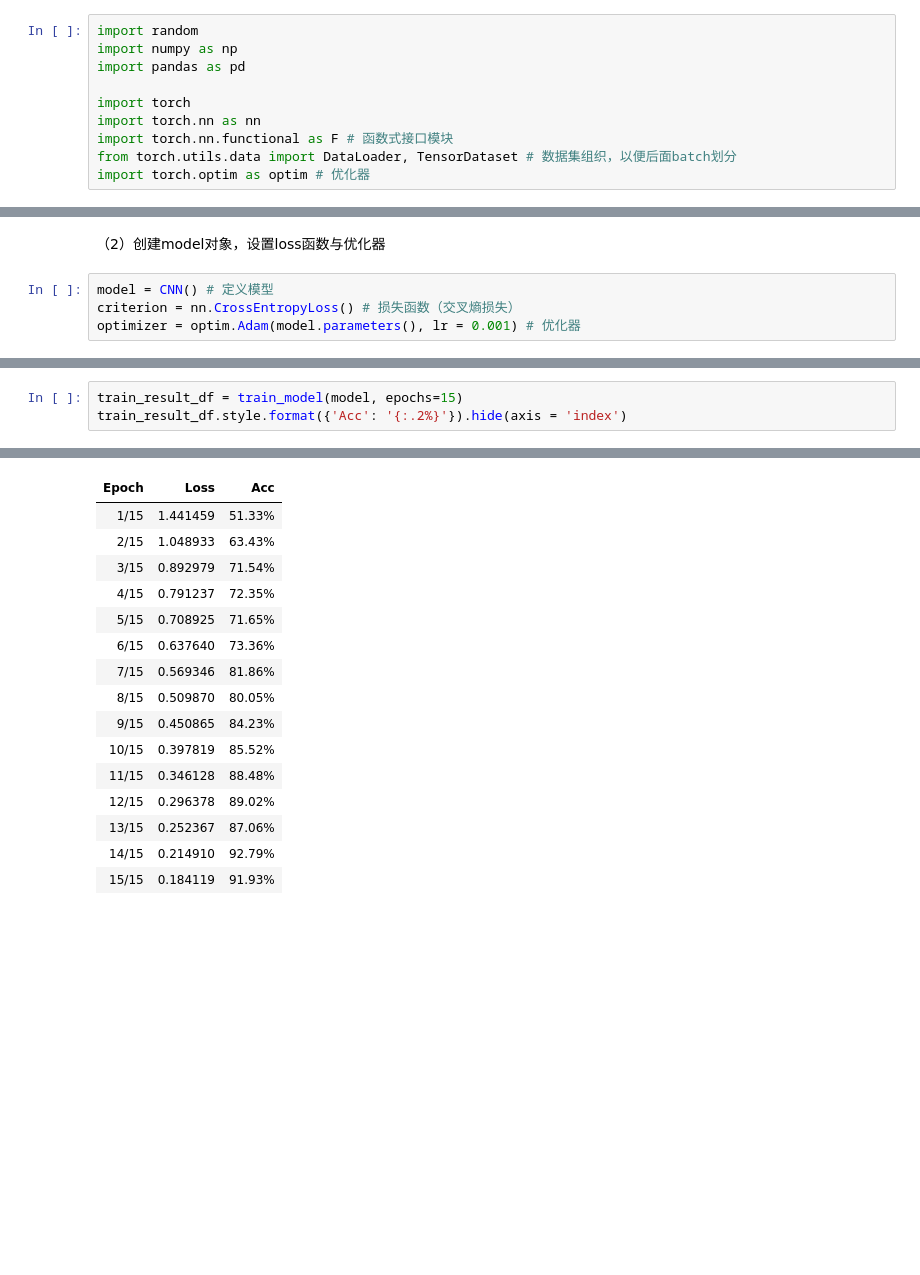
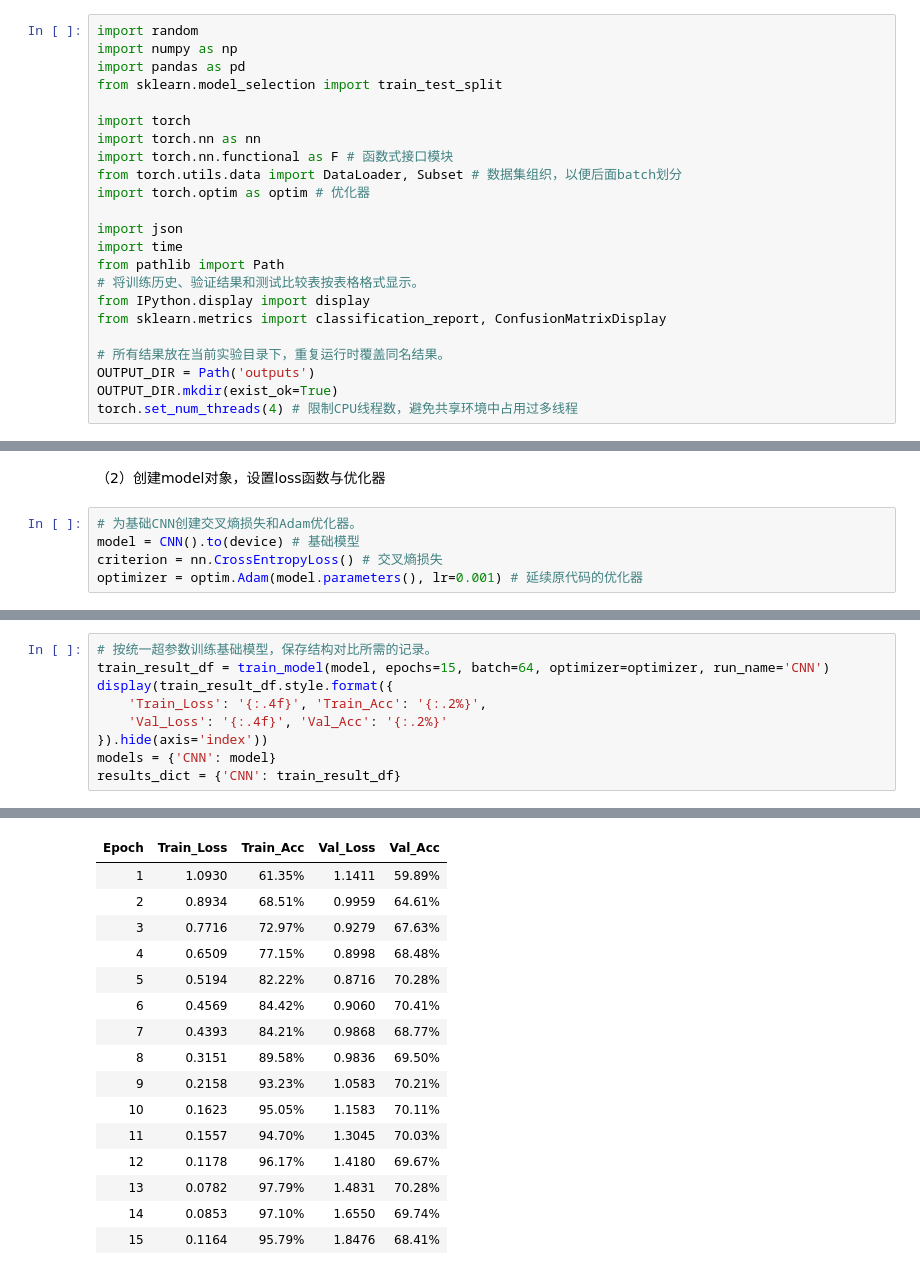
Before and after one commit to xiaoguangjin12345-dev/deep-learning, a Jupyter notebook: ex-3/ex-3.2/ex-3.2.ipynb, the cells around one changed output, grey strips where cells are left out. Saved outputs shown, nothing was run; the diff lists cells and outputs as text; blank space fills up the shorter version.

```diff
--- a/ex-3/ex-3.2/ex-3.2.ipynb
+++ b/ex-3/ex-3.2/ex-3.2.ipynb
@@ -8,12 +8,25 @@
 import random
 import numpy as np
 import pandas as pd
+from sklearn.model_selection import train_test_split
 
 import torch
 import torch.nn as nn
 import torch.nn.functional as F # 函数式接口模块
-from torch.utils.data import DataLoader, TensorDataset # 数据集组织，以便后面batch划分
+from torch.utils.data import DataLoader, Subset # 数据集组织，以便后面batch划分
 import torch.optim as optim # 优化器
+
+import json
+import time
+from pathlib import Path
+# 将训练历史、验证结果和测试比较表按表格格式显示。
+from IPython.display import display
+from sklearn.metrics import classification_report, ConfusionMatrixDisplay
+
+# 所有结果放在当前实验目录下，重复运行时覆盖同名结果。
+OUTPUT_DIR = Path('outputs')
+OUTPUT_DIR.mkdir(exist_ok=True)
+torch.set_num_threads(4) # 限制CPU线程数，避免共享环境中占用过多线程
 # %% [markdown]
 （2）设置图表显示
 # %%
@@ -152,6 +172,7 @@ class CNN(nn.Module):
 # %% [markdown]
 （2）创建model对象，设置loss函数与优化器
 # %%
-model = CNN() # 定义模型
-criterion = nn.CrossEntropyLoss() # 损失函数（交叉熵损失）
-optimizer = optim.Adam(model.parameters(), lr = 0.001) # 优化器
+# 为基础CNN创建交叉熵损失和Adam优化器。
+model = CNN().to(device) # 基础模型
+criterion = nn.CrossEntropyLoss() # 交叉熵损失
+optimizer = optim.Adam(model.parameters(), lr=0.001) # 延续原代码的优化器
@@ -207,4 +257,10 @@ def train_model(model, epochs):
 # %%
-train_result_df = train_model(model, epochs=15)
-train_result_df.style.format({'Acc': '{:.2%}'}).hide(axis = 'index')
+# 按统一超参数训练基础模型，保存结构对比所需的记录。
+train_result_df = train_model(model, epochs=15, batch=64, optimizer=optimizer, run_name='CNN')
+display(train_result_df.style.format({
+    'Train_Loss': '{:.4f}', 'Train_Acc': '{:.2%}',
+    'Val_Loss': '{:.4f}', 'Val_Acc': '{:.2%}'
+}).hide(axis='index'))
+models = {'CNN': model}
+results_dict = {'CNN': train_result_df}
 # %% [output]
@@ -211,16 +283,16 @@ train_result_df.style.format({'Acc': '{:.2%}'}).hide(axis = 'index')
-| Epoch | Loss | Acc |
-| 1/15 | 1.441459 | 51.33% |
-| 2/15 | 1.048933 | 63.43% |
-| 3/15 | 0.892979 | 71.54% |
-| 4/15 | 0.791237 | 72.35% |
-| 5/15 | 0.708925 | 71.65% |
-| 6/15 | 0.637640 | 73.36% |
-| 7/15 | 0.569346 | 81.86% |
-| 8/15 | 0.509870 | 80.05% |
-| 9/15 | 0.450865 | 84.23% |
-| 10/15 | 0.397819 | 85.52% |
-| 11/15 | 0.346128 | 88.48% |
-| 12/15 | 0.296378 | 89.02% |
-| 13/15 | 0.252367 | 87.06% |
-| 14/15 | 0.214910 | 92.79% |
-| 15/15 | 0.184119 | 91.93% |
+| Epoch | Train_Loss | Train_Acc | Val_Loss | Val_Acc |
+| 1 | 1.0930 | 61.35% | 1.1411 | 59.89% |
+| 2 | 0.8934 | 68.51% | 0.9959 | 64.61% |
+| 3 | 0.7716 | 72.97% | 0.9279 | 67.63% |
+| 4 | 0.6509 | 77.15% | 0.8998 | 68.48% |
+| 5 | 0.5194 | 82.22% | 0.8716 | 70.28% |
+| 6 | 0.4569 | 84.42% | 0.9060 | 70.41% |
+| 7 | 0.4393 | 84.21% | 0.9868 | 68.77% |
+| 8 | 0.3151 | 89.58% | 0.9836 | 69.50% |
+| 9 | 0.2158 | 93.23% | 1.0583 | 70.21% |
+| 10 | 0.1623 | 95.05% | 1.1583 | 70.11% |
+| 11 | 0.1557 | 94.70% | 1.3045 | 70.03% |
+| 12 | 0.1178 | 96.17% | 1.4180 | 69.67% |
+| 13 | 0.0782 | 97.79% | 1.4831 | 70.28% |
+| 14 | 0.0853 | 97.10% | 1.6550 | 69.74% |
+| 15 | 0.1164 | 95.79% | 1.8476 | 68.41% |
```
Also changed, not shown: parts of 34 cells of this notebook, 1 other file.
